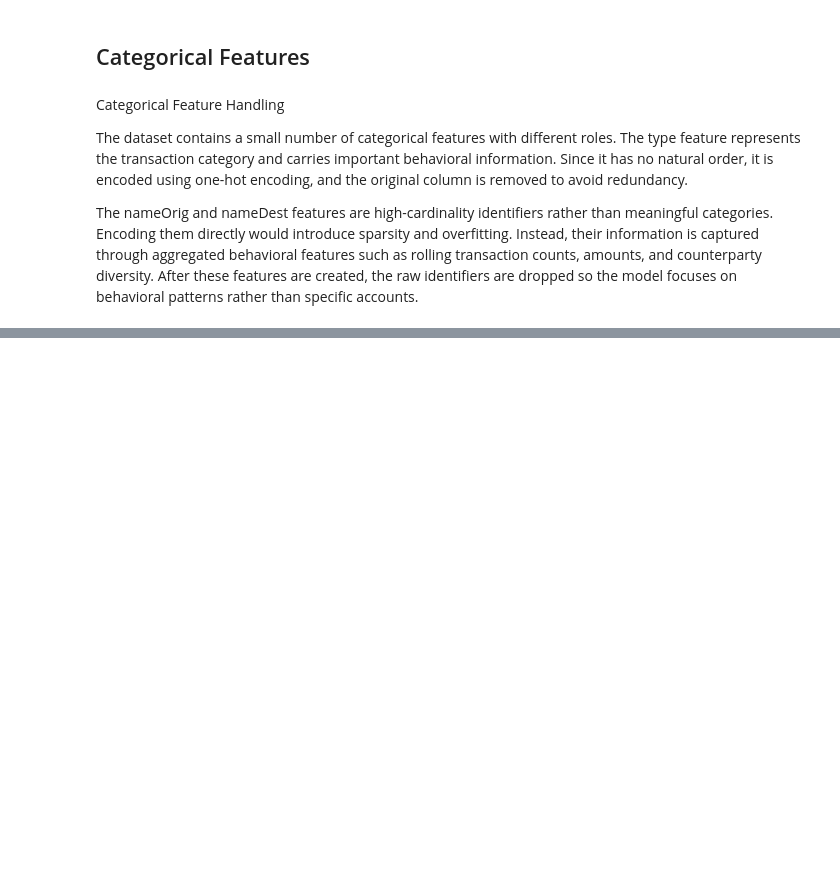
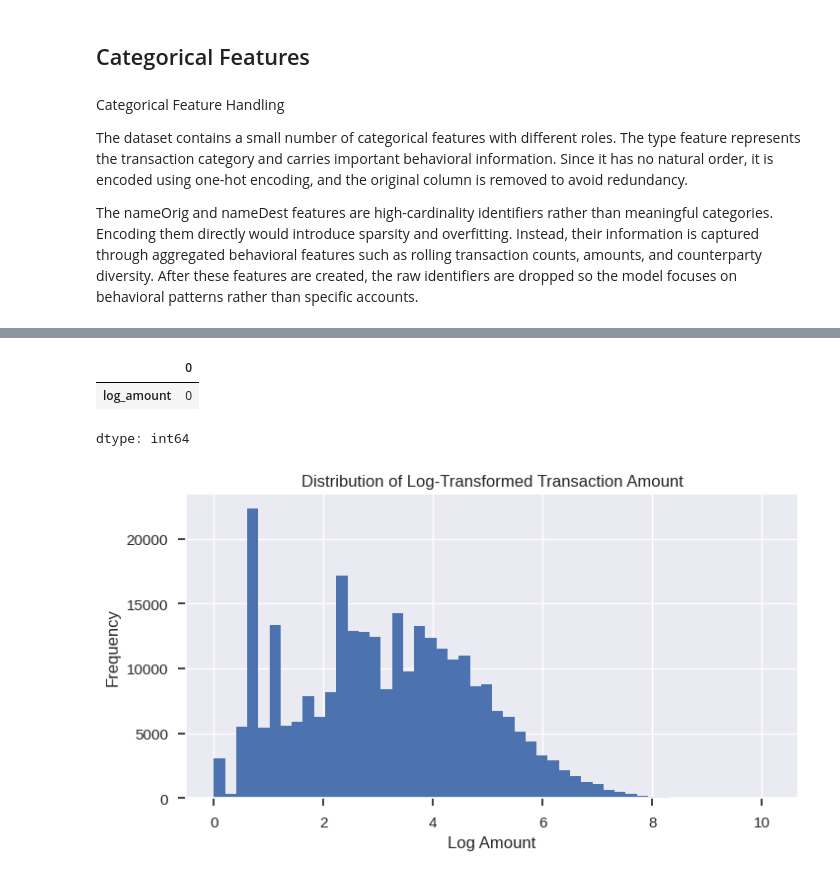
Before and after one commit to thisisehyas/Financial-Fraud-Detection-System, a Jupyter notebook: notebooks/feature_engineering.ipynb, the cells around one changed output, grey strips where cells are left out. Drawn from its saved outputs; the diff is of its cells as text; code cells hidden in the pictures; blank space fills up the shorter version.

Commit message:
feat: complete feature engineering for credit card dataset

```diff
--- a/notebooks/feature_engineering.ipynb
+++ b/notebooks/feature_engineering.ipynb
@@ -360,0 +363,4 @@ The nameOrig and nameDest features are high-cardinality identifiers rather than
+# %%
+import pandas as pd
+
+creditcard = pd.read_csv("./creditcard.csv")
@@ -360,0 +369,4 @@ The nameOrig and nameDest features are high-cardinality identifiers rather than
+# %%
+import numpy as np
+
+creditcard["log_amount"] = np.log1p(creditcard["Amount"])
@@ -360,0 +385,22 @@ The nameOrig and nameDest features are high-cardinality identifiers rather than
+# %%
+creditcard[["log_amount"]].isna().sum()
+# %% [output]
+|  | 0 |
+| log_amount | 0 |
+dtype: int64
+# %%
+import matplotlib.pyplot as plt
+
+plt.figure(figsize=(8,4))
+
+plt.hist(creditcard["log_amount"], bins=50)
+
+plt.title("Distribution of Log-Transformed Transaction Amount")
+
+plt.xlabel("Log Amount")
+
+plt.ylabel("Frequency")
+
+plt.show()
+# %% [output]
+[figure, added]
```
Also changed, not shown: parts of 5 cells of this notebook.
